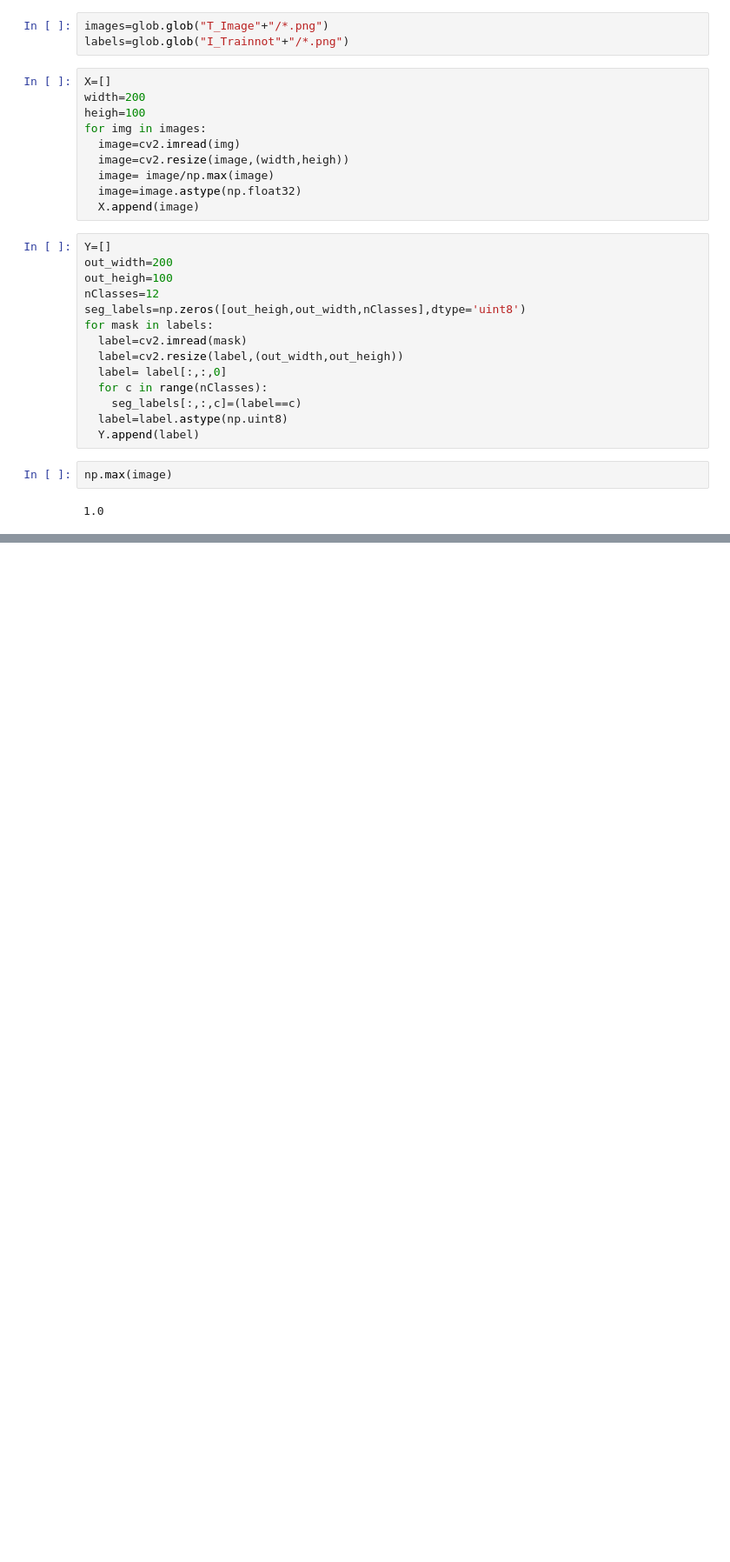
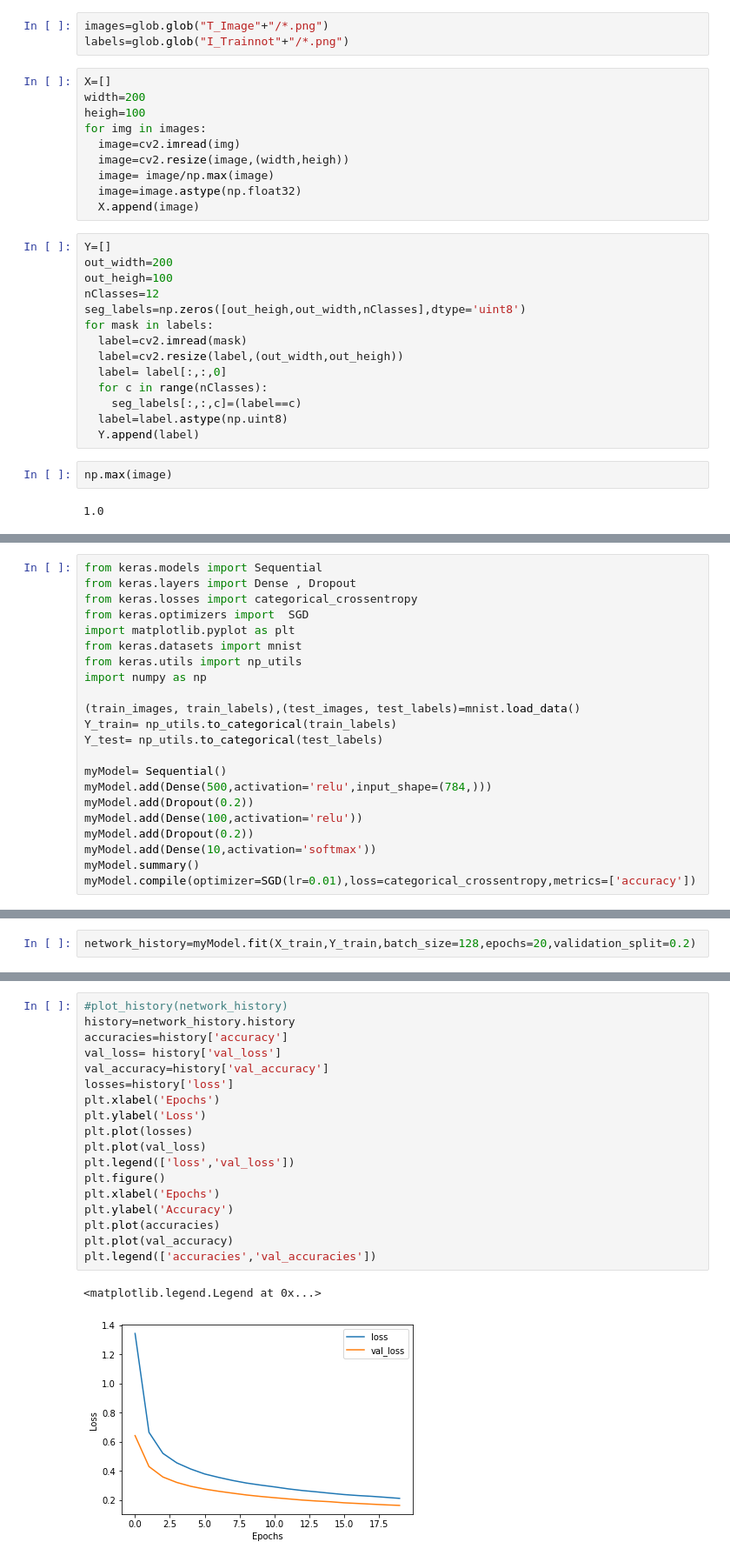
Before and after one commit to ZahraDehghanian97/stock_market, a Jupyter notebook: Keras.ipynb, the cells around one changed output, grey strips where cells are left out. Shown at 87% size. Drawn from its saved outputs; the diff is of its cells as text; blank space fills up the shorter version.

Commit message:
Sequential

```diff
--- a/Keras.ipynb
+++ b/Keras.ipynb
@@ -92,0 +89,22 @@ len(images)
+# %%
+from keras.models import Sequential
+from keras.layers import Dense , Dropout
+from keras.losses import categorical_crossentropy
+from keras.optimizers import  SGD
+import matplotlib.pyplot as plt
+from keras.datasets import mnist
+from keras.utils import np_utils
+import numpy as np
+
+(train_images, train_labels),(test_images, test_labels)=mnist.load_data()
+Y_train= np_utils.to_categorical(train_labels)
+Y_test= np_utils.to_categorical(test_labels)
+
+myModel= Sequential()
+myModel.add(Dense(500,activation='relu',input_shape=(784,)))
+myModel.add(Dropout(0.2))
+myModel.add(Dense(100,activation='relu'))
+myModel.add(Dropout(0.2))
+myModel.add(Dense(10,activation='softmax'))
+myModel.summary()
+myModel.compile(optimizer=SGD(lr=0.01),loss=categorical_crossentropy,metrics=['accuracy'])
@@ -92,0 +146,2 @@ len(images)
+# %%
+network_history=myModel.fit(X_train,Y_train,batch_size=128,epochs=20,validation_split=0.2)
@@ -92,0 +166,21 @@ len(images)
+# %%
+#plot_history(network_history)
+history=network_history.history
+accuracies=history['accuracy']
+val_loss= history['val_loss']
+val_accuracy=history['val_accuracy']
+losses=history['loss']
+plt.xlabel('Epochs')
+plt.ylabel('Loss')
+plt.plot(losses)
+plt.plot(val_loss)
+plt.legend(['loss','val_loss'])
+plt.figure()
+plt.xlabel('Epochs')
+plt.ylabel('Accuracy')
+plt.plot(accuracies)
+plt.plot(val_accuracy)
+plt.legend(['accuracies','val_accuracies'])
+# %% [output]
+<matplotlib.legend.Legend at 0x...>
+[figure, added]
```
Also changed, not shown: parts of 14 cells of this notebook.
